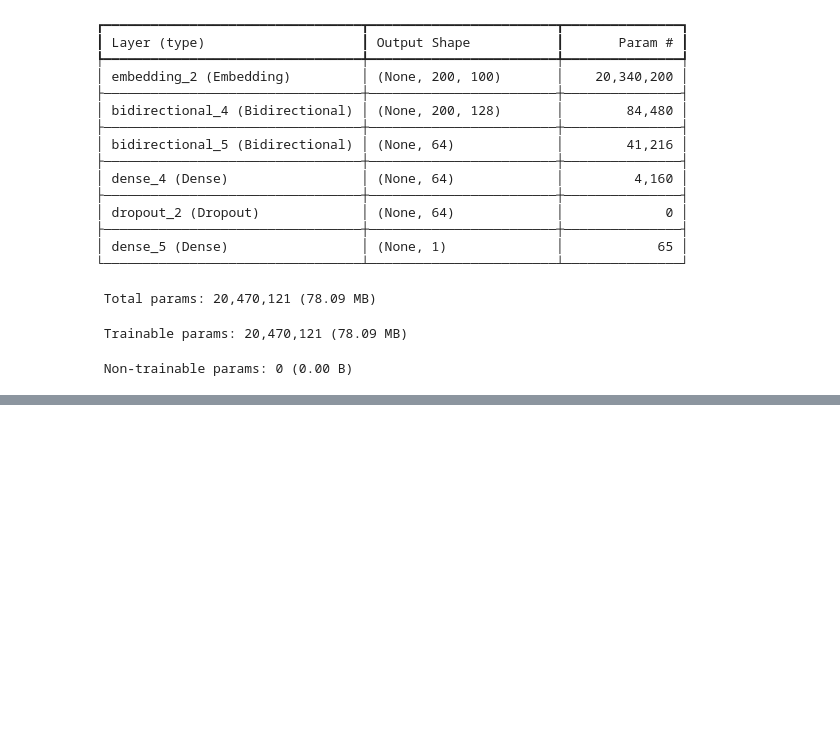
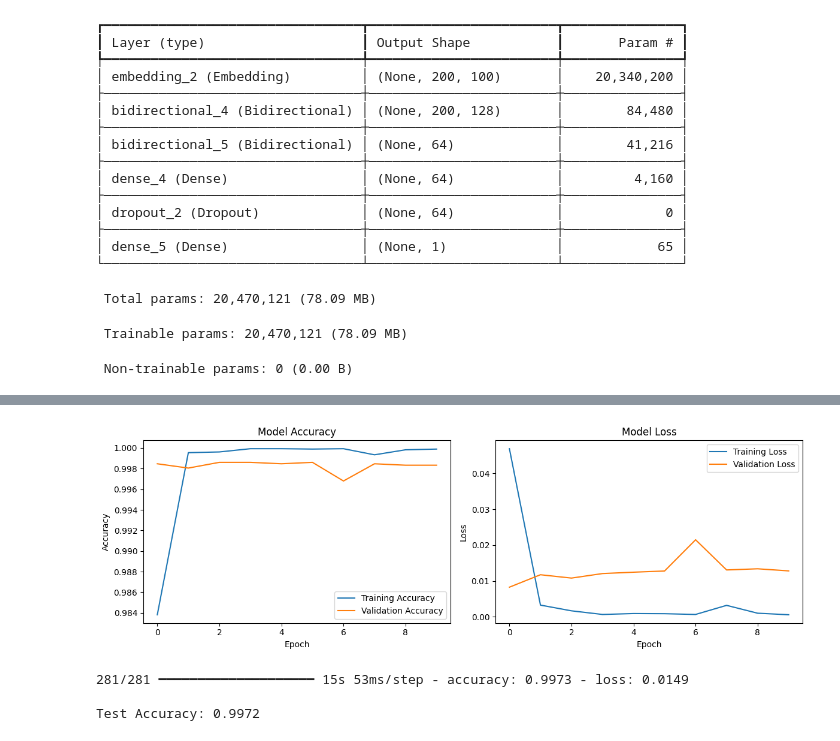
Before and after one commit to 257Group6/FakeNewsDetection, a Jupyter notebook: DeepLearning.ipynb, the cells around one changed output, grey strips where cells are left out. Cells and saved outputs as stored; diff of their text form; code cells hidden in the pictures; blank space fills up the shorter version.

```diff
--- a/DeepLearning.ipynb
+++ b/DeepLearning.ipynb
@@ -147,3 +147,45 @@ Model: "sequential_2"
  Total params: 20,470,121 (78.09 MB)
  Trainable params: 20,470,121 (78.09 MB)
  Non-trainable params: 0 (0.00 B)
+# %%
+# Training parameters
+EPOCHS = 10
+BATCH_SIZE = 64
+
+# Train the model
+history = BILSTM_model.fit(
+    X_train, y_train,
+    epochs=EPOCHS,
+    batch_size=BATCH_SIZE,
+    validation_split=0.2,  # Use 20% of training data for validation
+    verbose=1
+)
+
+# Plot training history
+plt.figure(figsize=(12, 4))
+
+# Plot accuracy
+plt.subplot(1, 2, 1)
+plt.plot(history.history['accuracy'], label='Training Accuracy')
+plt.plot(history.history['val_accuracy'], label='Validation Accuracy')
+plt.title('Model Accuracy')
+plt.xlabel('Epoch')
+plt.ylabel('Accuracy')
+plt.legend()
+
+# Plot loss
+plt.subplot(1, 2, 2)
+plt.plot(history.history['loss'], label='Training Loss')
+plt.plot(history.history['val_loss'], label='Validation Loss')
+plt.title('Model Loss')
+plt.xlabel('Epoch')
+plt.ylabel('Loss')
+plt.legend()
+
+plt.tight_layout()
+plt.show()
+
+# Evaluate on test set
+test_loss, test_accuracy = BILSTM_model.evaluate(X_test, y_test)
+print(f'\nTest Accuracy: {test_accuracy:.4f}')
+# %% [output]
@@ -149,0 +212,4 @@ Model: "sequential_2"
+[figure, added]
+281/281 ━━━━━━━━━━━━━━━━━━━━ 15s 53ms/step - accuracy: 0.9973 - loss: 0.0149
+
+Test Accuracy: 0.9972
```
Also changed, not shown: parts of 2 cells of this notebook.
